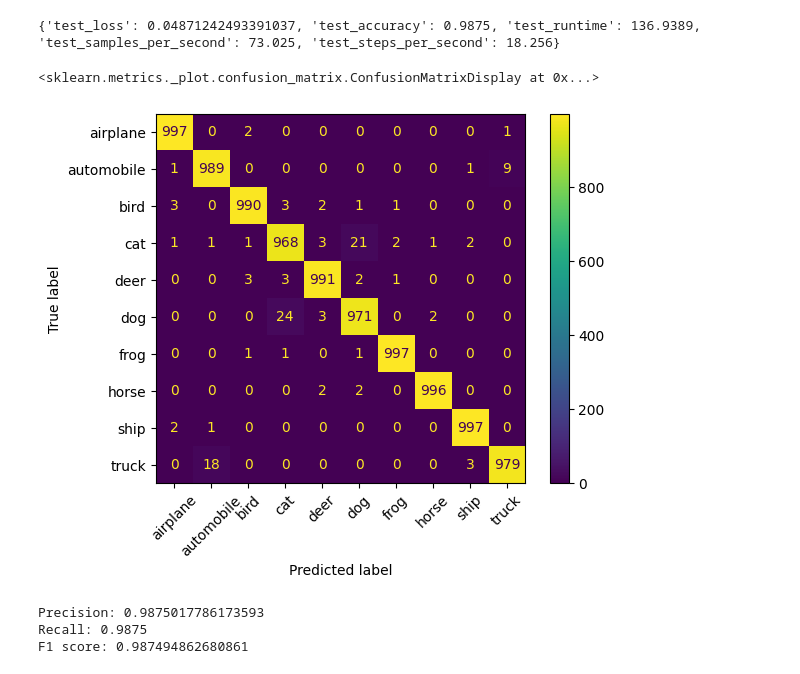
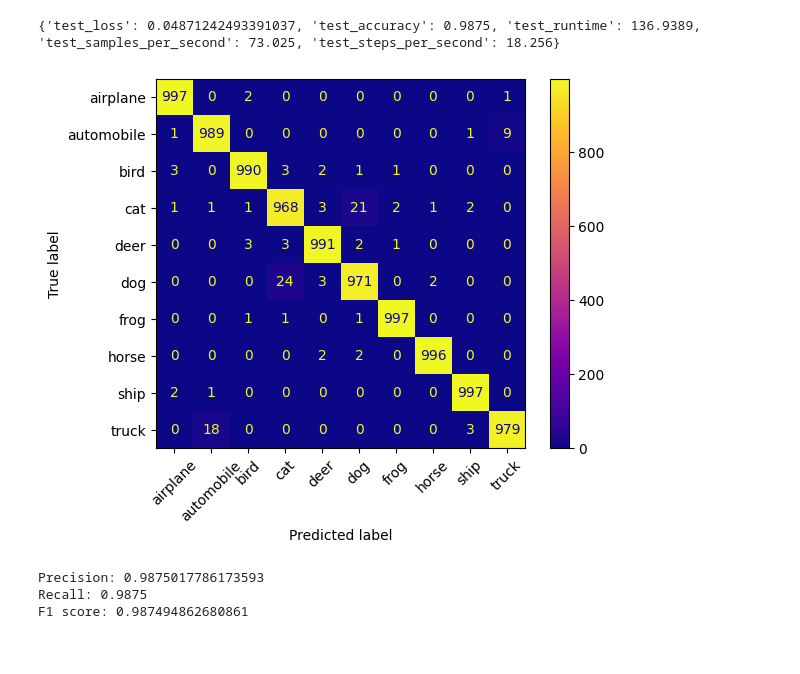
Before and after one commit to itoshiyanazawa/cnn_project, a Jupyter notebook: main.ipynb, the cells around one changed output. Saved outputs shown, nothing was run; the diff lists cells and outputs as text; code cells hidden in the pictures.

```diff
--- a/main.ipynb
+++ b/main.ipynb
@@ -1095,17 +1095,18 @@ print(outputs.metrics)
 {'test_loss': 0.04871242493391037, 'test_accuracy': 0.9875, 'test_runtime': 136.9389, 'test_samples_per_second': 73.025, 'test_steps_per_second': 18.256}
 # %%
 from sklearn.metrics import confusion_matrix, ConfusionMatrixDisplay
+import matplotlib.pyplot as plt
 
 y_true = outputs.label_ids
 y_pred = outputs.predictions.argmax(1)
 
 labels = train_ds.features['label'].names
 cm = confusion_matrix(y_true, y_pred)
 disp = ConfusionMatrixDisplay(confusion_matrix=cm, display_labels=labels)
-disp.plot(xticks_rotation=45)
+disp.plot(xticks_rotation=45, cmap='plasma')
+plt.show()
 # %% [output]
-<sklearn.metrics._plot.confusion_matrix.ConfusionMatrixDisplay at 0x...>
-[figure, old version]
+[figure, new version]
 # %%
 # Precision
 from sklearn.metrics import precision_score
```
